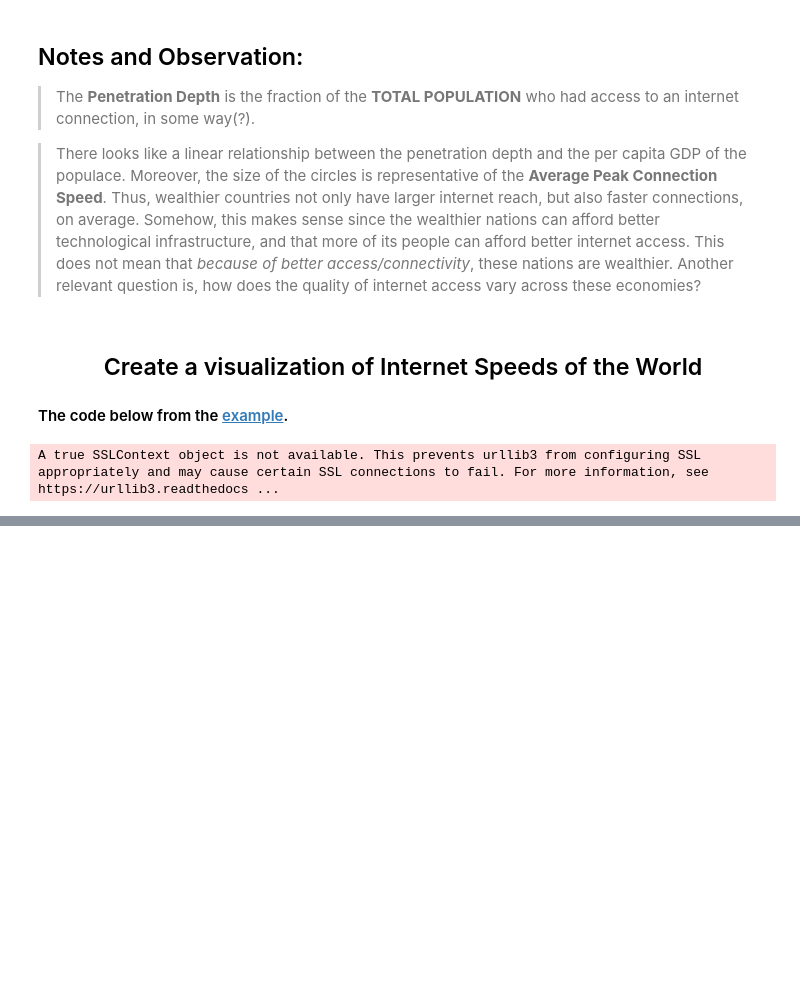
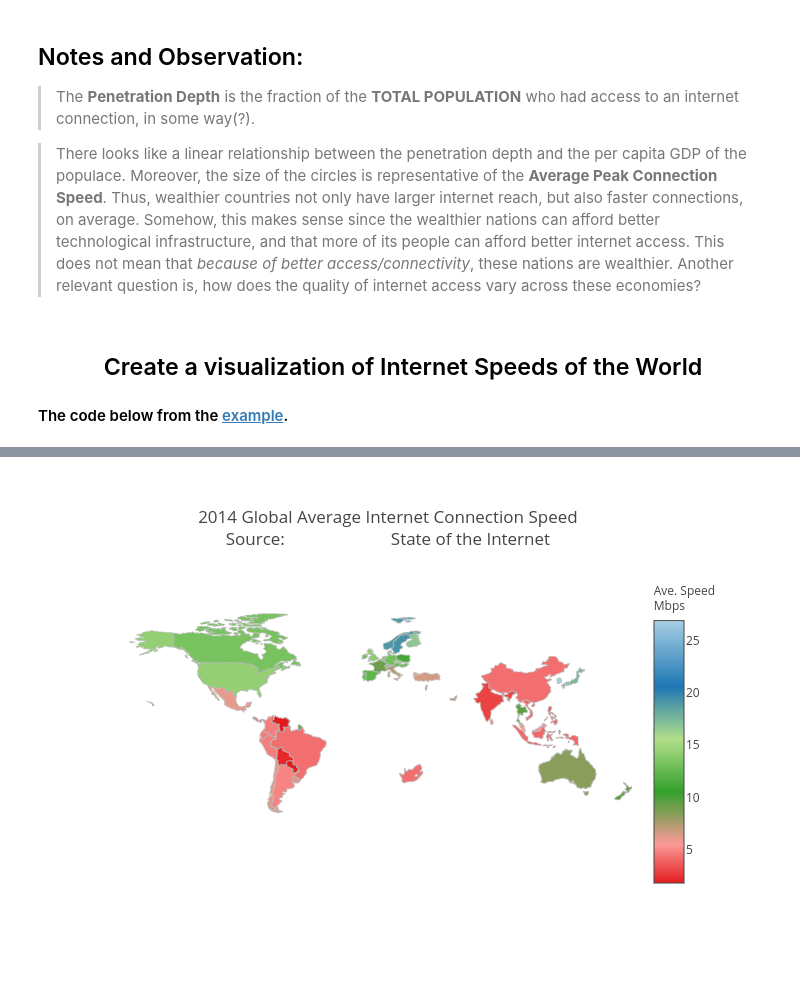
Before and after one commit to gmsardane/Exploring-the-state-of-the-Internet-in-Various-Economies, a Jupyter notebook: Status_of_the_Internet_in_the_World.ipynb, the cells around one changed output, grey strips where cells are left out. Cells and saved outputs as stored; diff of their text form; code cells hidden in the pictures; blank space fills up the shorter version.

Commit message:
Saving figures.

```diff
--- a/Status_of_the_Internet_in_the_World.ipynb
+++ b/Status_of_the_Internet_in_the_World.ipynb
@@ -210,9 +210,9 @@ Kurtosis:              3.041         Condition No.:            42
 
 #### The code below from the [example](https://plot.ly/python/choropleth-maps/).
 # %%
-
+import warnings
 import plotly.plotly as py
-
+warnings.filterwarnings("ignore")
 
 data = [ dict(
         type = 'choropleth',
@@ -250,5 +250,6 @@ layout = dict(
 
 fig = dict( data=data, layout=layout )
 py.iplot( fig, validate=False, filename='d3-world-map' )
+#py.image.save_as(fig, filename='World_Map_Internet_Speed.png')
+py.image.ishow(fig)
 # %% [output]
-A true SSLContext object is not available. This prevents urllib3 from configuring SSL appropriately and may cause certain SSL connections to fail. For more information, see https://urllib3.readthedocs ...
@@ -255,0 +256 @@ A true SSLContext object is not available. This prevents urllib3 from configurin
+[figure, added]
```
Also changed, not shown: parts of 1 cell of this notebook, 1 other file.
